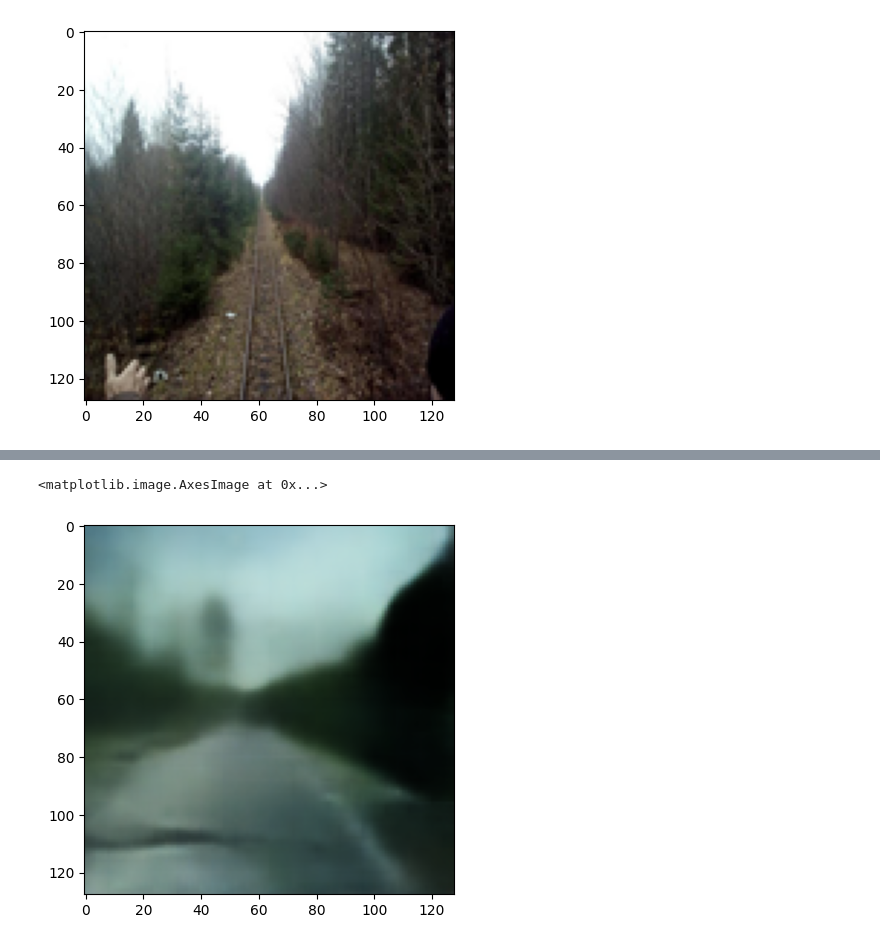
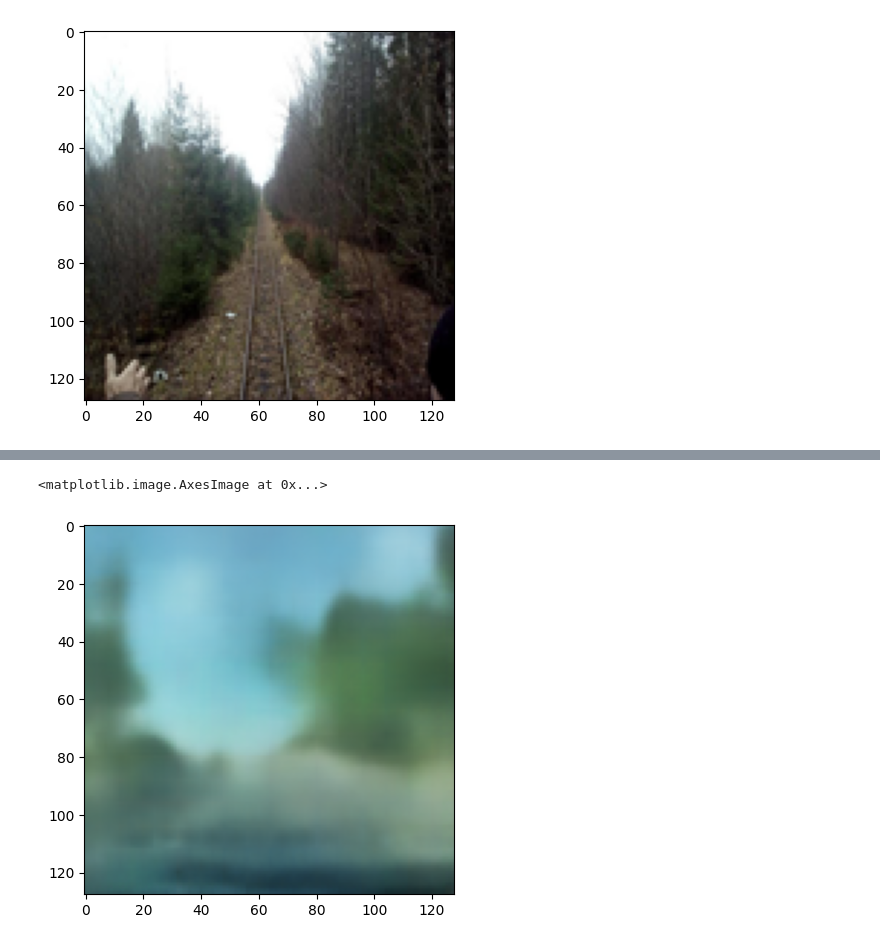
Before and after one commit to AlessandroCesaTs/Street_View_Generator, a Jupyter notebook: check_generation.ipynb, the cells around one changed output, grey strips where cells are left out. Drawn from its saved outputs; the diff is of its cells as text; code cells hidden in the pictures.

```diff
--- a/check_generation.ipynb
+++ b/check_generation.ipynb
@@ -25,6 +25,6 @@ plt.imshow(gen_imm[0].permute(1,2,0).detach().numpy() )
 # %%
-gen_imm=model.generate('Italy')
+gen_imm=model.generate('Mexico')
 plt.imshow(gen_imm[0].permute(1,2,0).detach().numpy() )
 # %% [output]
 <matplotlib.image.AxesImage at 0x...>
-[figure, old version]
+[figure, new version]
```
Also changed, not shown: parts of 1 cell of this notebook, 13 other files.
